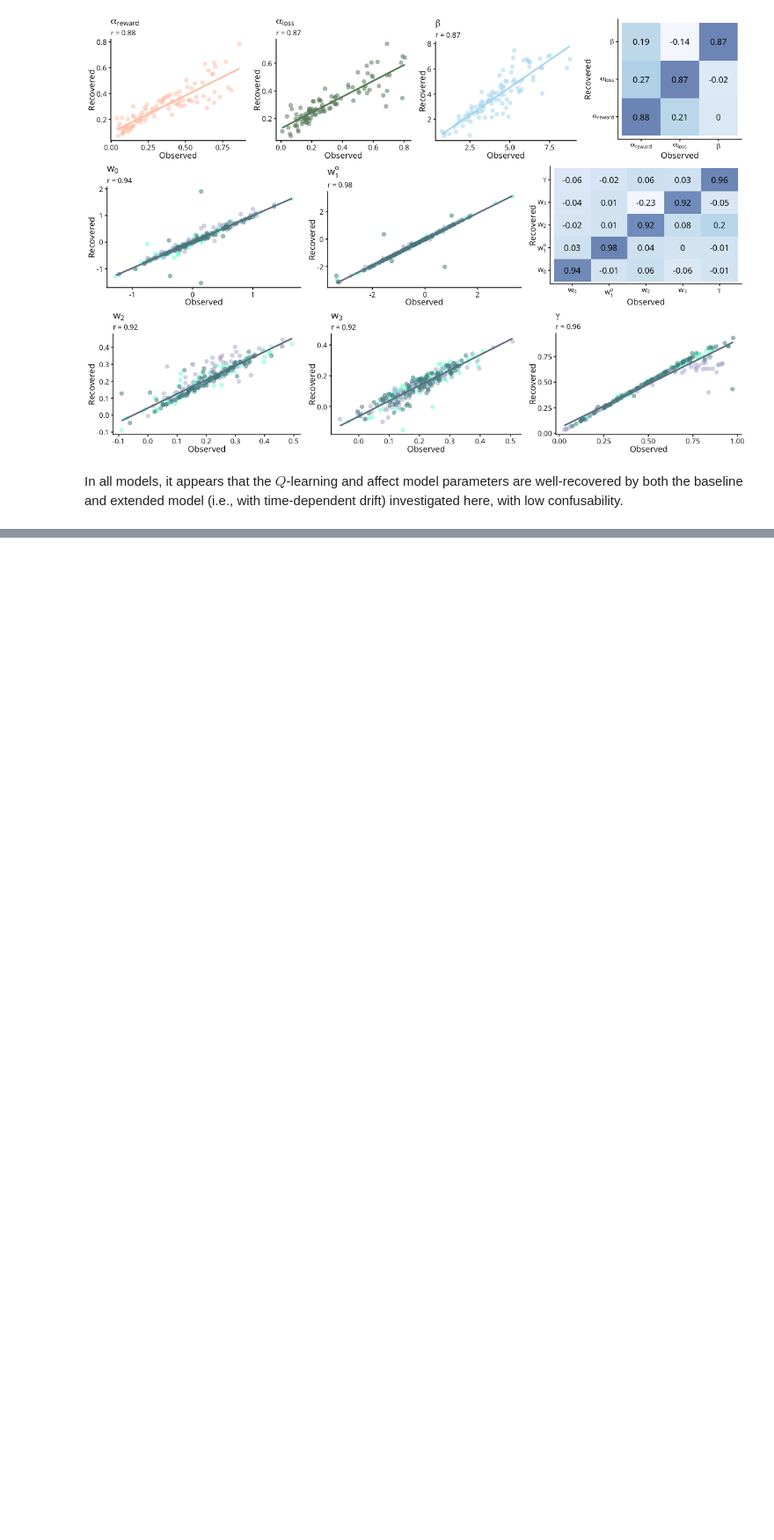
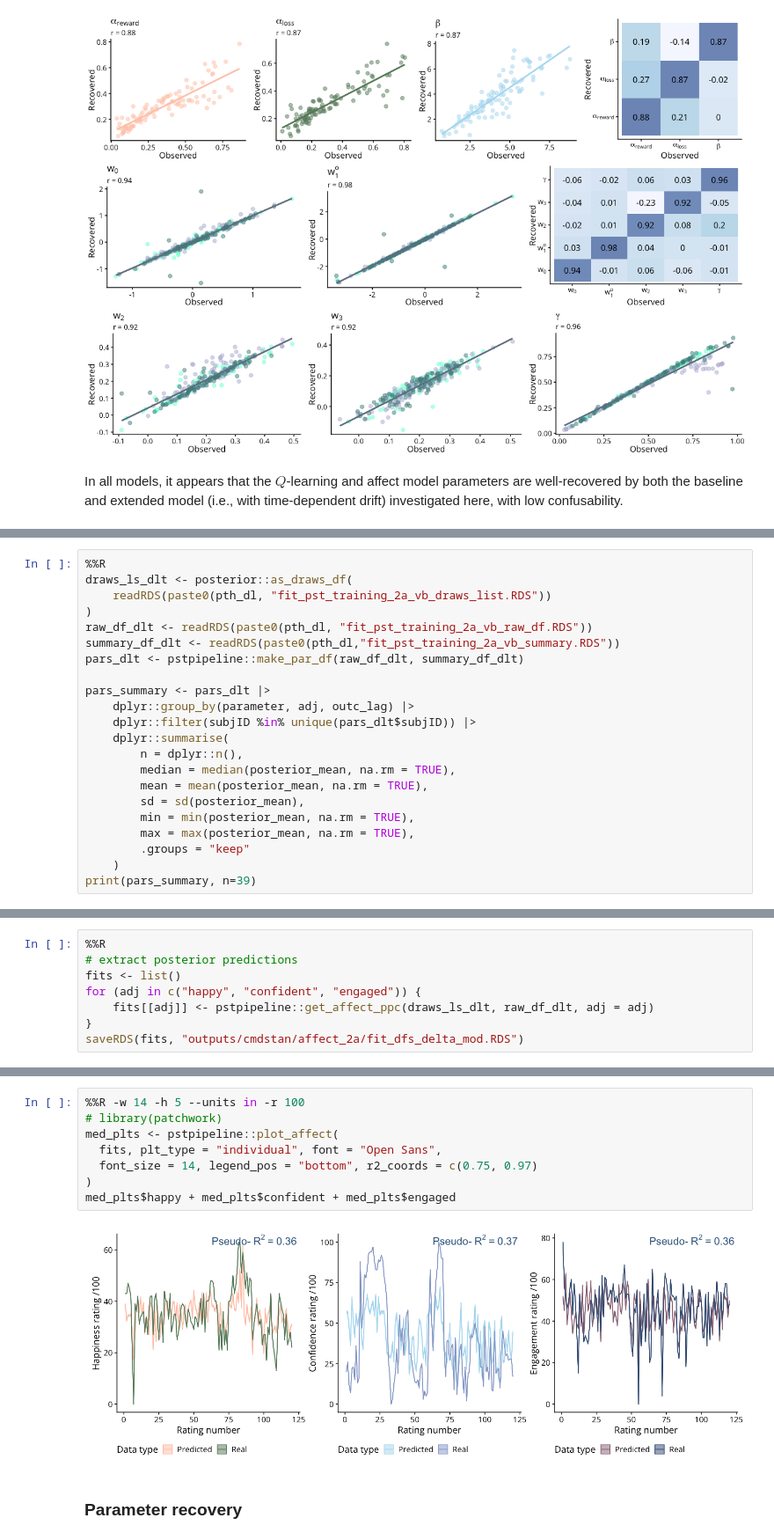
Before and after one commit to qdercon/pstpipeline, a Jupyter notebook: notebooks/affect_model_vb.ipynb, the cells around one changed output, grey strips where cells are left out. Shown at 88% size. Cells and saved outputs as stored; diff of their text form; blank space fills up the shorter version.

```diff
--- a/notebooks/affect_model_vb.ipynb
+++ b/notebooks/affect_model_vb.ipynb
@@ -780,0 +831,22 @@ In all models, it appears that the $Q$-learning and affect model parameters are
+# %%
+%%R
+draws_ls_dlt <- posterior::as_draws_df(
+    readRDS(paste0(pth_dl, "fit_pst_training_2a_vb_draws_list.RDS"))
+)
+raw_df_dlt <- readRDS(paste0(pth_dl, "fit_pst_training_2a_vb_raw_df.RDS"))
+summary_df_dlt <- readRDS(paste0(pth_dl,"fit_pst_training_2a_vb_summary.RDS"))
+pars_dlt <- pstpipeline::make_par_df(raw_df_dlt, summary_df_dlt)
+
+pars_summary <- pars_dlt |>
+    dplyr::group_by(parameter, adj, outc_lag) |>
+    dplyr::filter(subjID %in% unique(pars_dlt$subjID)) |>
+    dplyr::summarise(
+        n = dplyr::n(),
+        median = median(posterior_mean, na.rm = TRUE),
+        mean = mean(posterior_mean, na.rm = TRUE),
+        sd = sd(posterior_mean),
+        min = min(posterior_mean, na.rm = TRUE),
+        max = max(posterior_mean, na.rm = TRUE),
+        .groups = "keep"
+    )
+print(pars_summary, n=39)
@@ -780,0 +871,8 @@ In all models, it appears that the $Q$-learning and affect model parameters are
+# %%
+%%R
+# extract posterior predictions
+fits <- list()
+for (adj in c("happy", "confident", "engaged")) {
+    fits[[adj]] <- pstpipeline::get_affect_ppc(draws_ls_dlt, raw_df_dlt, adj = adj)
+}
+saveRDS(fits, "outputs/cmdstan/affect_2a/fit_dfs_delta_mod.RDS")
@@ -780,0 +926,12 @@ In all models, it appears that the $Q$-learning and affect model parameters are
+# %%
+%%R -w 14 -h 5 --units in -r 100
+# library(patchwork)
+med_plts <- pstpipeline::plot_affect(
+  fits, plt_type = "individual", font = "Open Sans",
+  font_size = 14, legend_pos = "bottom", r2_coords = c(0.75, 0.97)
+)
+med_plts$happy + med_plts$confident + med_plts$engaged
+# %% [output]
+[figure, added]
+# %% [markdown]
+### Parameter recovery
```
Also changed, not shown: parts of 13 cells of this notebook, 34 other files.
